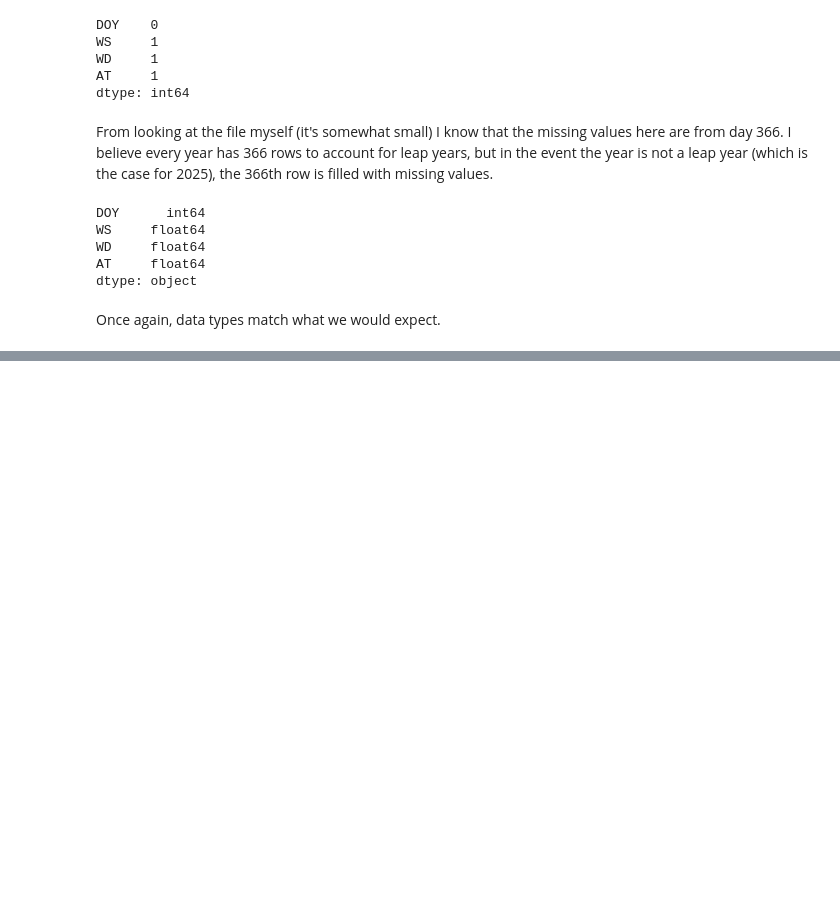
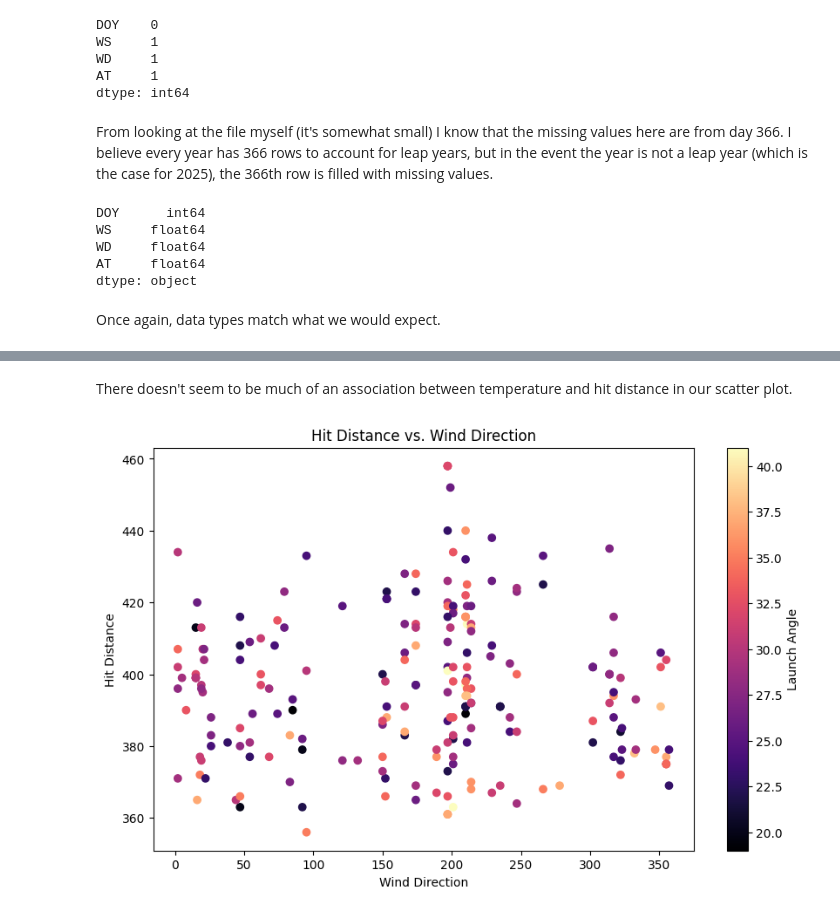
Before and after one commit to Jeremylinardatos/IS477git, a Jupyter notebook: final-project.ipynb, the cells around one changed output, grey strips where cells are left out. Drawn from its saved outputs; the diff is of its cells as text; code cells hidden in the pictures; blank space fills up the shorter version.

```diff
--- a/final-project.ipynb
+++ b/final-project.ipynb
@@ -237,0 +359,21 @@ Once again, data types match what we would expect.
+# %% [markdown]
+There doesn't seem to be much of an association between temperature and hit distance in our scatter plot.
+# %%
+plt.figure(figsize=(10, 6))
+
+plt.scatter(
+    x=hrs['WD'],
+    y=hrs['hit_distance_sc'],
+    c=hrs['launch_angle'],
+    cmap='magma'
+)
+
+plt.colorbar(label="Launch Angle")
+
+plt.xlabel('Wind Direction')
+plt.ylabel('Hit Distance')
+plt.title('Hit Distance vs. Wind Direction')
+
+plt.show()
+# %% [output]
+[figure, added]
```
Also changed, not shown: parts of 17 cells of this notebook.
